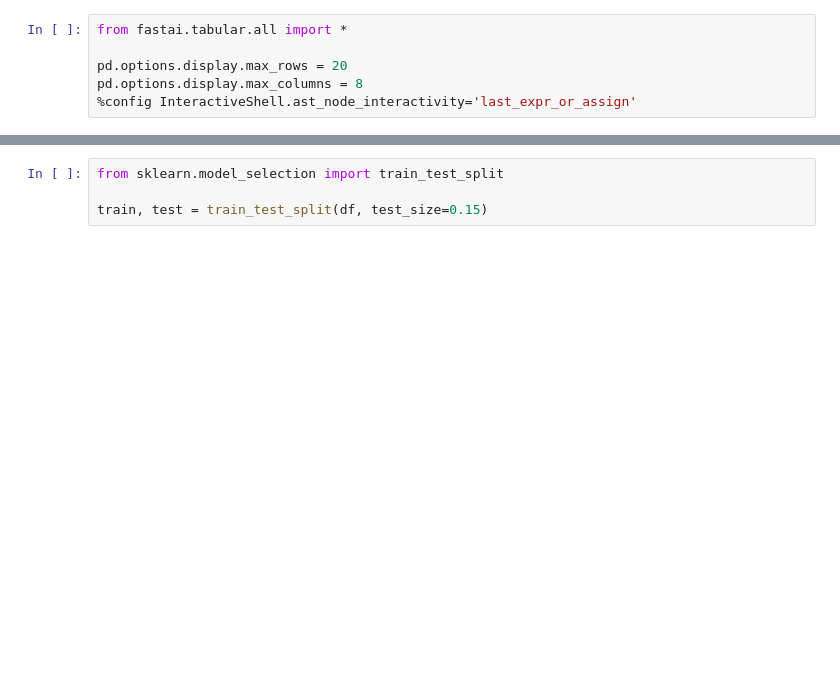
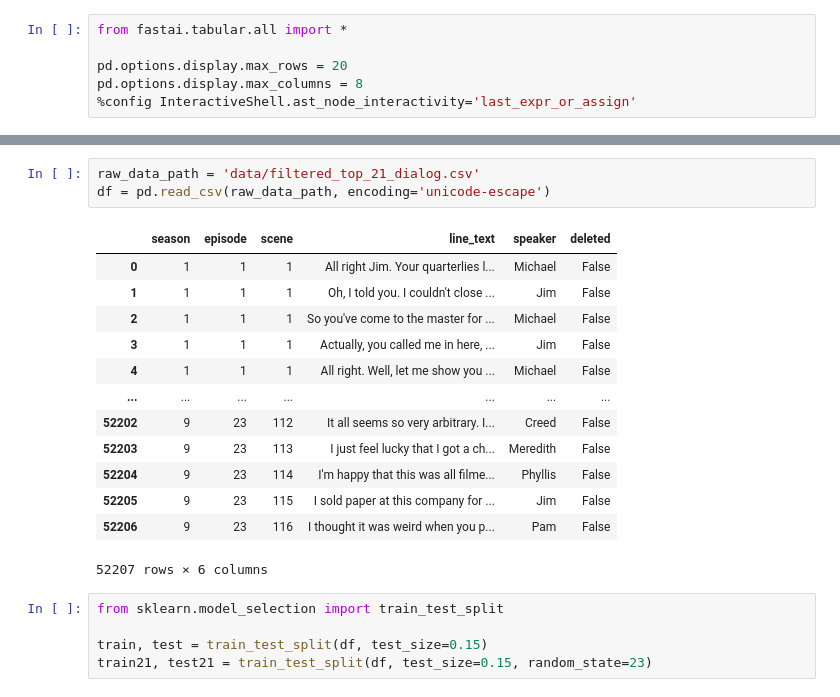
Before and after one commit to ljkeller/DunderQueryin, a Jupyter notebook: TrainTestSplit.ipynb, the cells around one changed output, grey strips where cells are left out. Drawn from its saved outputs; the diff is of its cells as text; blank space fills up the shorter version.

Commit message:
New dataset: Top 21 speakers
Trying to simplify classification & input space. These changes are to
experiment with top 21 speaker classification.

```diff
--- a/TrainTestSplit.ipynb
+++ b/TrainTestSplit.ipynb
@@ -21,9 +21,27 @@ df = pd.read_csv(raw_data_path, encoding='unicode-escape')
 | 55471 | 9 | 23 | 115 | I sold paper at this company for ... | Jim | False |
 | 55472 | 9 | 23 | 116 | I thought it was weird when you p... | Pam | False |
 55473 rows × 6 columns
+# %%
+raw_data_path = 'data/filtered_top_21_dialog.csv'
+df = pd.read_csv(raw_data_path, encoding='unicode-escape')
+# %% [output]
+|  | season | episode | scene | line_text | speaker | deleted |
+| 0 | 1 | 1 | 1 | All right Jim. Your quarterlies l... | Michael | False |
+| 1 | 1 | 1 | 1 | Oh, I told you. I couldn't close ... | Jim | False |
+| 2 | 1 | 1 | 1 | So you've come to the master for ... | Michael | False |
+| 3 | 1 | 1 | 1 | Actually, you called me in here, ... | Jim | False |
+| 4 | 1 | 1 | 1 | All right. Well, let me show you ... | Michael | False |
+| ... | ... | ... | ... | ... | ... | ... |
+| 52202 | 9 | 23 | 112 | It all seems so very arbitrary. I... | Creed | False |
+| 52203 | 9 | 23 | 113 | I just feel lucky that I got a ch... | Meredith | False |
+| 52204 | 9 | 23 | 114 | I'm happy that this was all filme... | Phyllis | False |
+| 52205 | 9 | 23 | 115 | I sold paper at this company for ... | Jim | False |
+| 52206 | 9 | 23 | 116 | I thought it was weird when you p... | Pam | False |
+52207 rows × 6 columns
 # %%
 from sklearn.model_selection import train_test_split
 
 train, test = train_test_split(df, test_size=0.15)
+train21, test21 = train_test_split(df, test_size=0.15, random_state=23)
 # %%
 train.reset_index()
```
Also changed, not shown: parts of 4 cells of this notebook, 5 other files.
